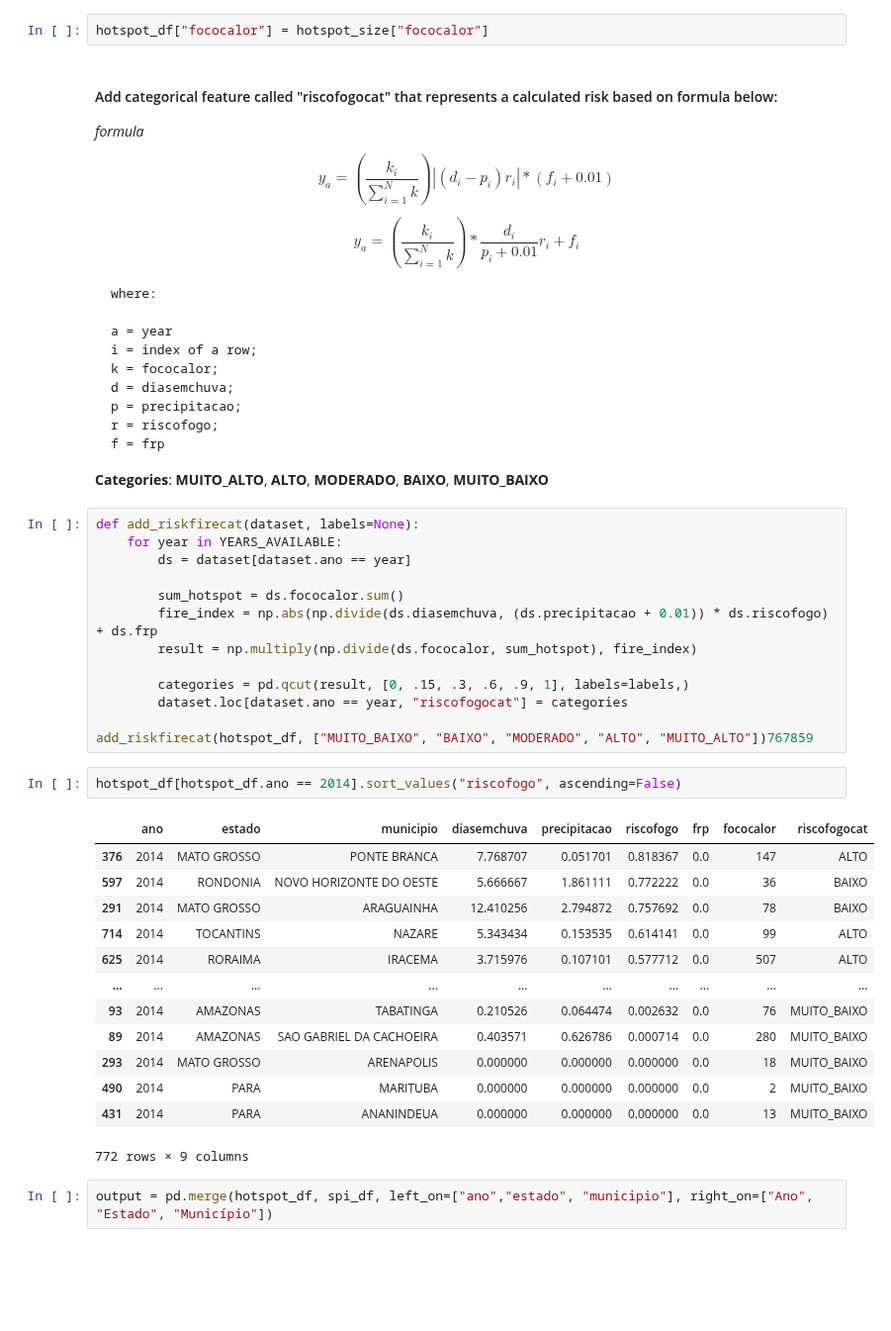
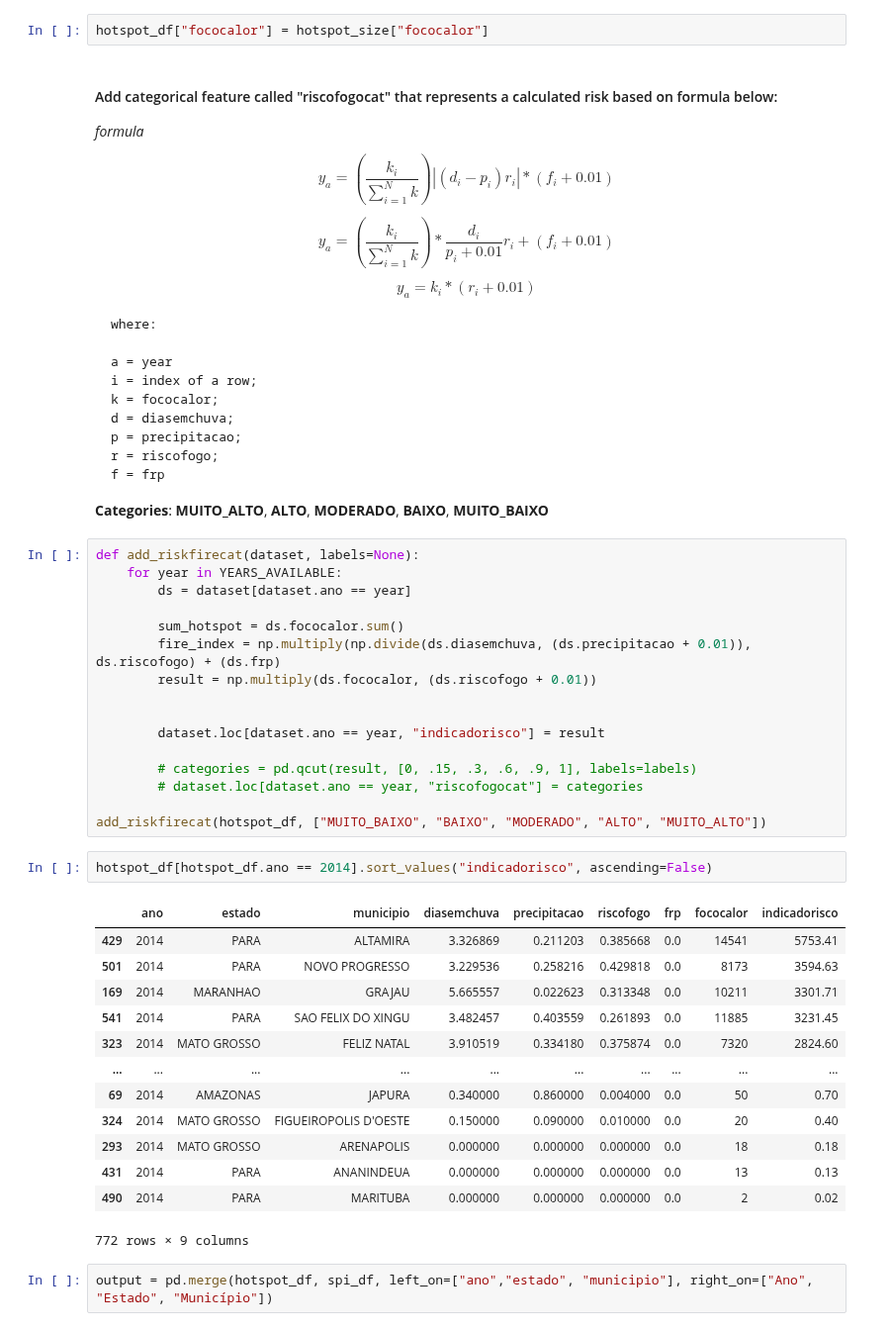
Before and after one commit to faustofcjr/amazon-social-progress, a Jupyter notebook: 02_data_preparation.ipynb, the cells around one changed output. Shown at 99% size. Drawn from its saved outputs; the diff is of its cells as text; blank space fills up the shorter version.

```diff
--- a/02_data_preparation.ipynb
+++ b/02_data_preparation.ipynb
@@ -534,7 +534,9 @@ _formula_
 
 $$ y_a = \left(\frac{k_i}{\sum_{i=1}^{N} k} \right) |(d_i - p_i) r_i | * (f_i + 0.01) $$
 
-$$ y_a = \left(\frac{k_i}{\sum_{i=1}^{N} k} \right) * \frac{d_i}{p_i + 0.01} r_i + f_i $$
+$$ y_a = \left(\frac{k_i}{\sum_{i=1}^{N} k} \right) * \frac{d_i}{p_i + 0.01} r_i + (f_i + 0.01) $$
+
+$$ y_a = k_i * (r_i + 0.01) $$
 
 
 
@@ -558,28 +560,31 @@ def add_riskfirecat(dataset, labels=None):
         ds = dataset[dataset.ano == year]
 
         sum_hotspot = ds.fococalor.sum()
-        fire_index = np.abs(np.divide(ds.diasemchuva, (ds.precipitacao + 0.01)) * ds.riscofogo) + ds.frp
-        result = np.multiply(np.divide(ds.fococalor, sum_hotspot), fire_index)
+        fire_index = np.multiply(np.divide(ds.diasemchuva, (ds.precipitacao + 0.01)), ds.riscofogo) + (ds.frp)
+        result = np.multiply(ds.fococalor, (ds.riscofogo + 0.01))
 
-        categories = pd.qcut(result, [0, .15, .3, .6, .9, 1], labels=labels,)
-        dataset.loc[dataset.ano == year, "riscofogocat"] = categories
 
-add_riskfirecat(hotspot_df, ["MUITO_BAIXO", "BAIXO", "MODERADO", "ALTO", "MUITO_ALTO"])767859
+        dataset.loc[dataset.ano == year, "indicadorisco"] = result
+
+        # categories = pd.qcut(result, [0, .15, .3, .6, .9, 1], labels=labels)
+        # dataset.loc[dataset.ano == year, "riscofogocat"] = categories
+
+add_riskfirecat(hotspot_df, ["MUITO_BAIXO", "BAIXO", "MODERADO", "ALTO", "MUITO_ALTO"])
 # %%
-hotspot_df[hotspot_df.ano == 2014].sort_values("riscofogo", ascending=False)
+hotspot_df[hotspot_df.ano == 2014].sort_values("indicadorisco", ascending=False)
 # %% [output]
-|  | ano | estado | municipio | diasemchuva | precipitacao | riscofogo | frp | fococalor | riscofogocat |
-| 376 | 2014 | MATO GROSSO | PONTE BRANCA | 7.768707 | 0.051701 | 0.818367 | 0.0 | 147 | ALTO |
-| 597 | 2014 | RONDONIA | NOVO HORIZONTE DO OESTE | 5.666667 | 1.861111 | 0.772222 | 0.0 | 36 | BAIXO |
-| 291 | 2014 | MATO GROSSO | ARAGUAINHA | 12.410256 | 2.794872 | 0.757692 | 0.0 | 78 | BAIXO |
-| 714 | 2014 | TOCANTINS | NAZARE | 5.343434 | 0.153535 | 0.614141 | 0.0 | 99 | ALTO |
-| 625 | 2014 | RORAIMA | IRACEMA | 3.715976 | 0.107101 | 0.577712 | 0.0 | 507 | ALTO |
+|  | ano | estado | municipio | diasemchuva | precipitacao | riscofogo | frp | fococalor | indicadorisco |
+| 429 | 2014 | PARA | ALTAMIRA | 3.326869 | 0.211203 | 0.385668 | 0.0 | 14541 | 5753.41 |
+| 501 | 2014 | PARA | NOVO PROGRESSO | 3.229536 | 0.258216 | 0.429818 | 0.0 | 8173 | 3594.63 |
+| 169 | 2014 | MARANHAO | GRAJAU | 5.665557 | 0.022623 | 0.313348 | 0.0 | 10211 | 3301.71 |
+| 541 | 2014 | PARA | SAO FELIX DO XINGU | 3.482457 | 0.403559 | 0.261893 | 0.0 | 11885 | 3231.45 |
+| 323 | 2014 | MATO GROSSO | FELIZ NATAL | 3.910519 | 0.334180 | 0.375874 | 0.0 | 7320 | 2824.60 |
 | ... | ... | ... | ... | ... | ... | ... | ... | ... | ... |
-| 93 | 2014 | AMAZONAS | TABATINGA | 0.210526 | 0.064474 | 0.002632 | 0.0 | 76 | MUITO_BAIXO |
-| 89 | 2014 | AMAZONAS | SAO GABRIEL DA CACHOEIRA | 0.403571 | 0.626786 | 0.000714 | 0.0 | 280 | MUITO_BAIXO |
-| 293 | 2014 | MATO GROSSO | ARENAPOLIS | 0.000000 | 0.000000 | 0.000000 | 0.0 | 18 | MUITO_BAIXO |
-| 490 | 2014 | PARA | MARITUBA | 0.000000 | 0.000000 | 0.000000 | 0.0 | 2 | MUITO_BAIXO |
-| 431 | 2014 | PARA | ANANINDEUA | 0.000000 | 0.000000 | 0.000000 | 0.0 | 13 | MUITO_BAIXO |
+| 69 | 2014 | AMAZONAS | JAPURA | 0.340000 | 0.860000 | 0.004000 | 0.0 | 50 | 0.70 |
+| 324 | 2014 | MATO GROSSO | FIGUEIROPOLIS D'OESTE | 0.150000 | 0.090000 | 0.010000 | 0.0 | 20 | 0.40 |
+| 293 | 2014 | MATO GROSSO | ARENAPOLIS | 0.000000 | 0.000000 | 0.000000 | 0.0 | 18 | 0.18 |
+| 431 | 2014 | PARA | ANANINDEUA | 0.000000 | 0.000000 | 0.000000 | 0.0 | 13 | 0.13 |
+| 490 | 2014 | PARA | MARITUBA | 0.000000 | 0.000000 | 0.000000 | 0.0 | 2 | 0.02 |
 772 rows × 9 columns
 # %%
 output = pd.merge(hotspot_df, spi_df, left_on=["ano","estado", "municipio"], right_on=["Ano", "Estado", "Município"])
```
Also changed, not shown: parts of 5 cells of this notebook, 10 other files.
